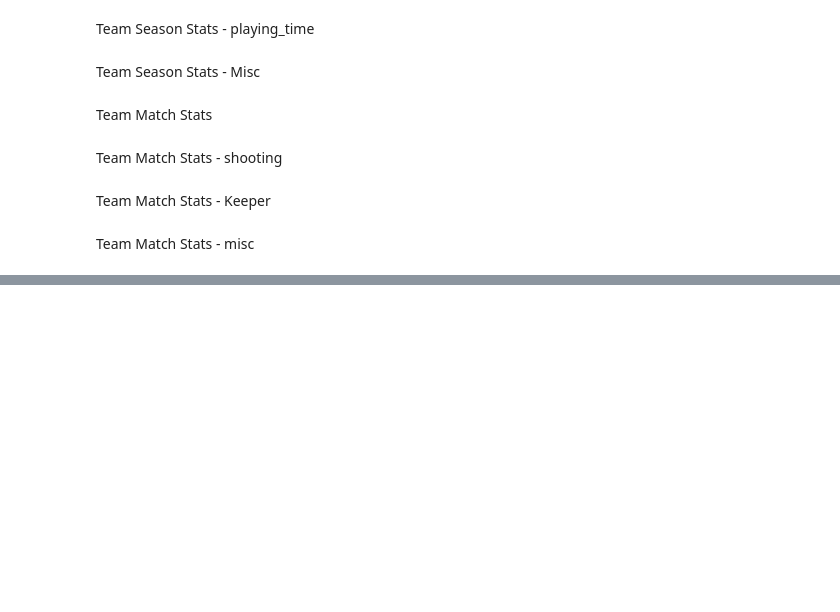
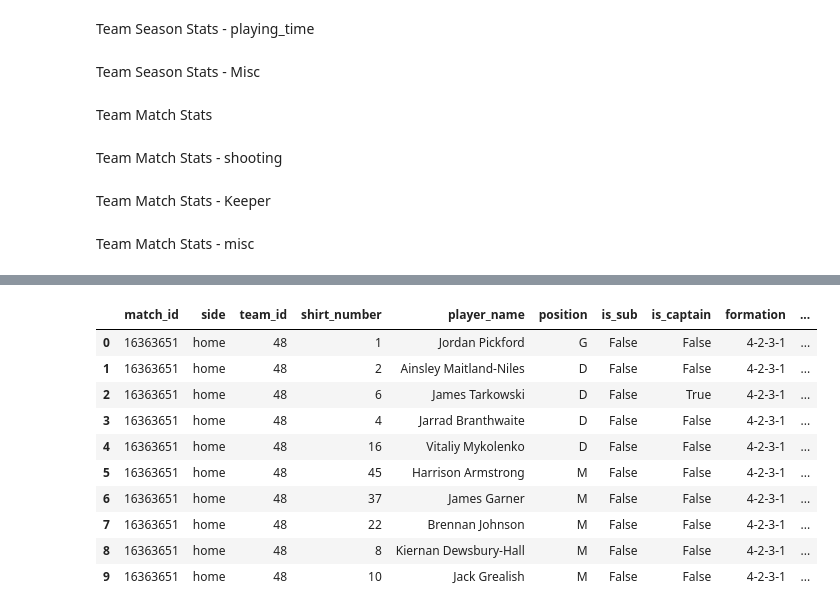
Before and after one commit to Rahulathreya45/Football-data, a Jupyter notebook: app.ipynb, the cells around one changed output, grey strips where cells are left out. Drawn from its saved outputs; the diff is of its cells as text; code cells hidden in the pictures; blank space fills up the shorter version.

```diff
--- a/app.ipynb
+++ b/app.ipynb
@@ -1915,0 +2213,15 @@ for season_year in SEASON_YEARS:
+# %%
+rows = []
+for m in match_msgs:
+    env = m["data"]
+    rows.append({
+        **env["data"],
+        "msg_type": m["type"],
+        "offset": m["offset"],
+        "event_ts": pd.to_datetime(env["timestamp"], unit="ms", utc=True),
+    })
+
+df_live_score = pd.DataFrame(rows).rename(columns={"id": "match_id"})
+print(df_live_score.shape)
+print(df_live_score.columns.tolist())
+df_live_score.head(10)
@@ -1915,0 +2379,57 @@ for season_year in SEASON_YEARS:
+# %%
+PLAYER_STATS = {
+    "minutesPlayed": "minutes",
+    "touches": "touches",
+    "totalPass": "passes",
+    "accuratePass": "passes_accurate",
+    "totalShots": "shots",
+    "shotOffTarget": "shots_off_target",
+    "expectedGoals": "xg",
+    "expectedAssists": "xa",
+    "duelWon": "duels_won",
+    "duelLost": "duels_lost",
+    "fouls": "fouls",
+    "wasFouled": "was_fouled",
+    "totalClearance": "clearances",
+    "ballRecovery": "recoveries",
+}
+
+rows = []
+for m in lineup_msgs:
+    env = m["data"]
+    p = env["data"]
+    ts = pd.to_datetime(env["timestamp"], unit="ms", utc=True)
+
+    for side in ("home", "away"):
+        team = p.get(side)
+        if not team or not team.get("players"):
+            continue
+        ids = [x["teamId"] for x in team["players"]]
+        side_team_id = max(set(ids), key=ids.count)
+
+        for x in team["players"]:
+            row = {
+                "match_id": int(MATCH_ID),
+                "side": side,
+                "team_id": side_team_id,
+                "shirt_number": x["shirtNumber"],
+                "player_name": x["player"]["name"],
+                "position": x["position"],
+                "is_sub": x["substitute"],
+                "is_captain": x.get("captain", False),
+                "formation": team.get("formation"),
+                "confirmed": p.get("confirmed"),
+                "msg_type": m["type"],
+                "offset": m["offset"],
+                "event_ts": ts,
+            }
+            s = x.get("statistics", {})
+            for k, col in PLAYER_STATS.items():
+                row[col] = s.get(k)
+            rows.append(row)
+
+df_live_lineups = pd.DataFrame(rows)
+print(df_live_lineups.shape)
+print(df_live_lineups.groupby(["side", "team_id"]).size())
+df_live_lineups.head(10)
+# %% [output]
@@ -1915,0 +2441,11 @@ for season_year in SEASON_YEARS:
+|  | match_id | side | team_id | shirt_number | player_name | position | is_sub | is_captain | formation | ... |
+| 0 | 16363651 | home | 48 | 1 | Jordan Pickford | G | False | False | 4-2-3-1 | ... |
+| 1 | 16363651 | home | 48 | 2 | Ainsley Maitland-Niles | D | False | False | 4-2-3-1 | ... |
+| 2 | 16363651 | home | 48 | 6 | James Tarkowski | D | False | True | 4-2-3-1 | ... |
+| 3 | 16363651 | home | 48 | 4 | Jarrad Branthwaite | D | False | False | 4-2-3-1 | ... |
+| 4 | 16363651 | home | 48 | 16 | Vitaliy Mykolenko | D | False | False | 4-2-3-1 | ... |
+| 5 | 16363651 | home | 48 | 45 | Harrison Armstrong | M | False | False | 4-2-3-1 | ... |
+| 6 | 16363651 | home | 48 | 37 | James Garner | M | False | False | 4-2-3-1 | ... |
+| 7 | 16363651 | home | 48 | 22 | Brennan Johnson | M | False | False | 4-2-3-1 | ... |
+| 8 | 16363651 | home | 48 | 8 | Kiernan Dewsbury-Hall | M | False | False | 4-2-3-1 | ... |
+| 9 | 16363651 | home | 48 | 10 | Jack Grealish | M | False | False | 4-2-3-1 | ... |
```
Also changed, not shown: parts of 7 cells of this notebook, 1 other file.
